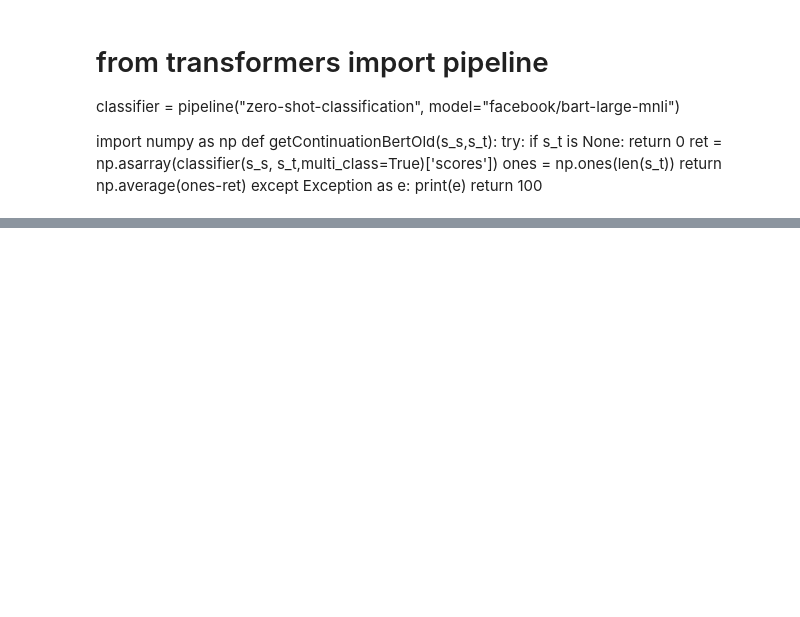
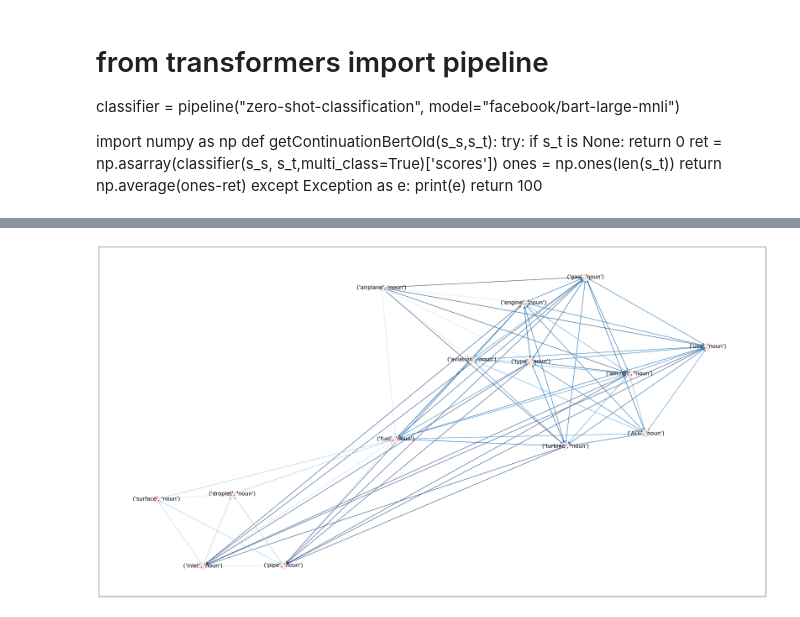
Before and after one commit to mgalusza/srl, a Jupyter notebook: lex_rank.ipynb, the cells around one changed output, grey strips where cells are left out. Saved outputs shown, nothing was run; the diff lists cells and outputs as text; code cells hidden in the pictures; blank space fills up the shorter version.

```diff
--- a/lex_rank.ipynb
+++ b/lex_rank.ipynb
@@ -1973,0 +1582,32 @@ t = [n for n in ref_KG.nodes() if n[2] == 'risk']
+# %%
+KG = nx.MultiDiGraph()
+meta_s1 = ['noun','role','verb','role','noun','role','verb','role','noun']
+meta_s2 = ['noun','role','verb','role','noun','role','noun']
+meta_s3 = ['noun','role','verb','role','verb','role','noun']
+meta_e1 = ['noun','role','noun']
+meta_e2 = ['noun','role','verb','role','noun']
+
+#meta_s1 = ['role','verb','role','noun','role','verb','role']
+#meta_v1 = ['verb','role','noun','role','verb',]
+#meta_s2 = ['role','verb','role','noun','role']
+#meta_e2 = ['role','verb','role']
+
+
+#start_node = ('considered', 'verb',22)
+#G_3 = nx.ego_graph(G, start_node,3)
+#drawgraph(G_3)
+#G_3 = G
+start_node = (('type', 'noun'))
+for n in G.nodes():
+    if n[1] == 'noun':
+            print(f"starting node: {n}")
+            print("s1")
+            t_path = start_path4(G, n,(),12,meta_s1,'has_effect_on',isDialogRTE,0.7)
+            print("s2")
+            t_path = start_path4(G, n,(),12,meta_s2,'has_effect_on',isDialogRTE,0.7)
+            print("s3")
+            t_path = start_path4(G, n,(),12,meta_s3,'has_effect_on',isDialogRTE2,0.7)
+            print("s4")
+            t_path = start_path4(G, n,(),12,meta_e1,'has_effect_on',isRTE,0.7)
+            print("s5")
+            t_path = start_path4(G, n,(),12,meta_e2,'has_effect_on',isRTE,0.7)
@@ -1973,0 +1665,4 @@ t = [n for n in ref_KG.nodes() if n[2] == 'risk']
+# %%
+drawgraph(KG)
+# %% [output]
+[figure, added]
```
Also changed, not shown: parts of 205 cells of this notebook, 17 other files.
